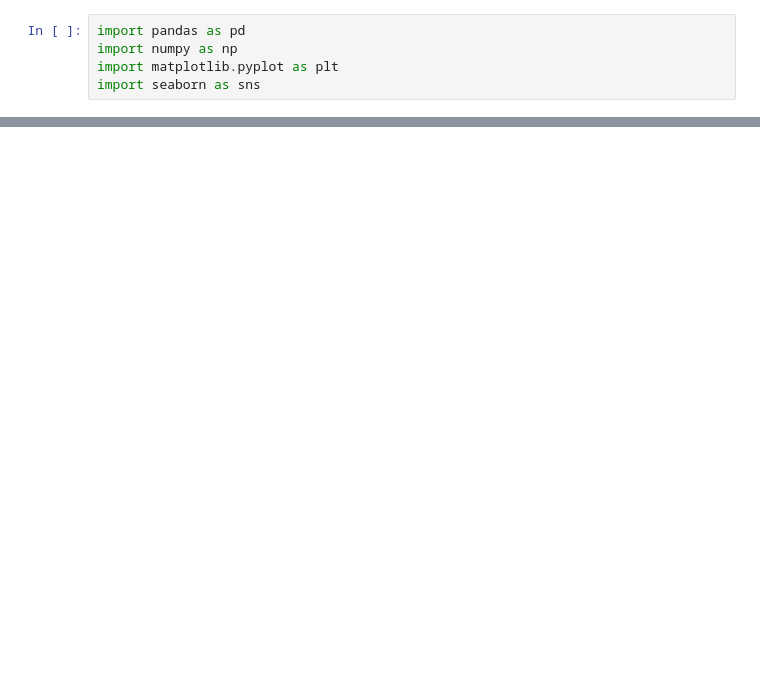
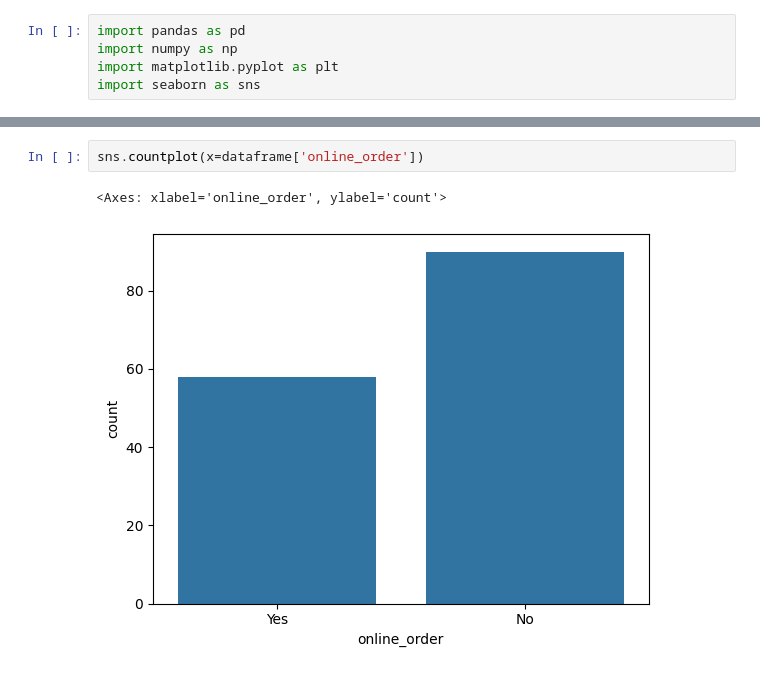
Before and after one commit to Acqulenesara/Zomato-Data-Analysis, a Jupyter notebook: Untitled-1.ipynb, the cells around one changed output, grey strips where cells are left out. Cells and saved outputs as stored; diff of their text form; blank space fills up the shorter version.

```diff
--- a/Untitled-1.ipynb
+++ b/Untitled-1.ipynb
@@ -10,0 +76,5 @@ FileNotFoundError: [Errno 2] No such file or directory: 'Zomato data-.csv'
+# %%
+sns.countplot(x=dataframe['online_order'])
+# %% [output]
+<Axes: xlabel='online_order', ylabel='count'>
+[figure, added]
```
Also changed, not shown: parts of 9 cells of this notebook.
